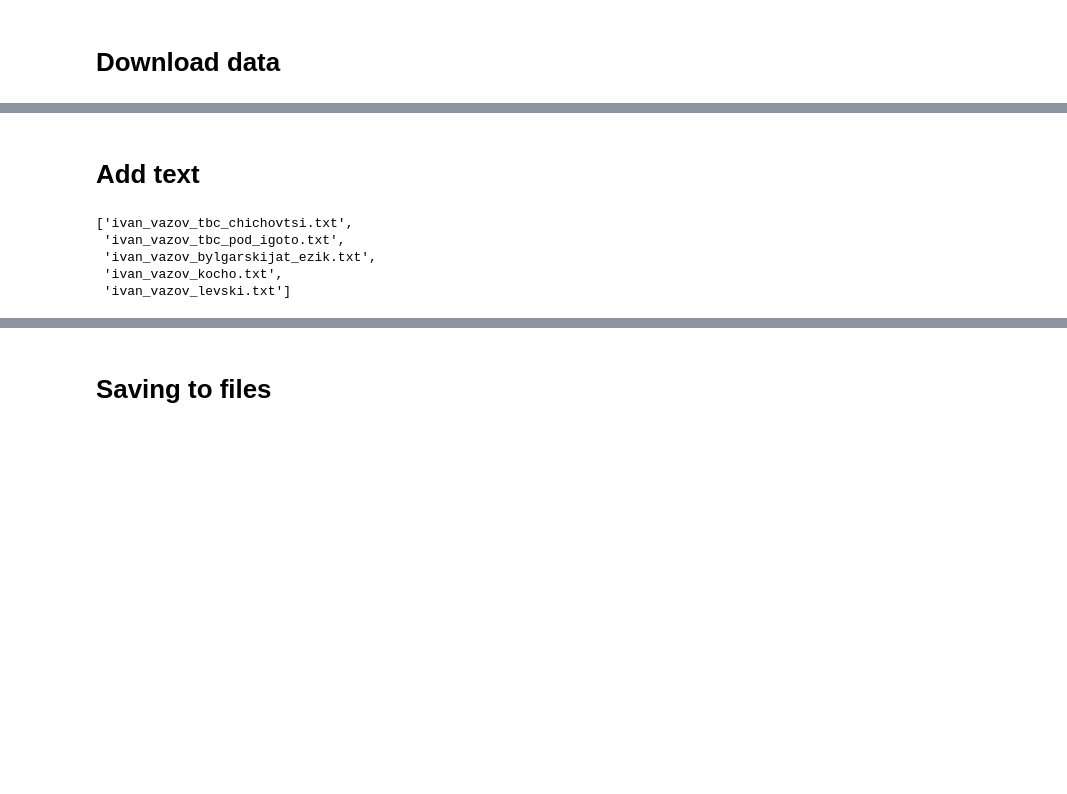
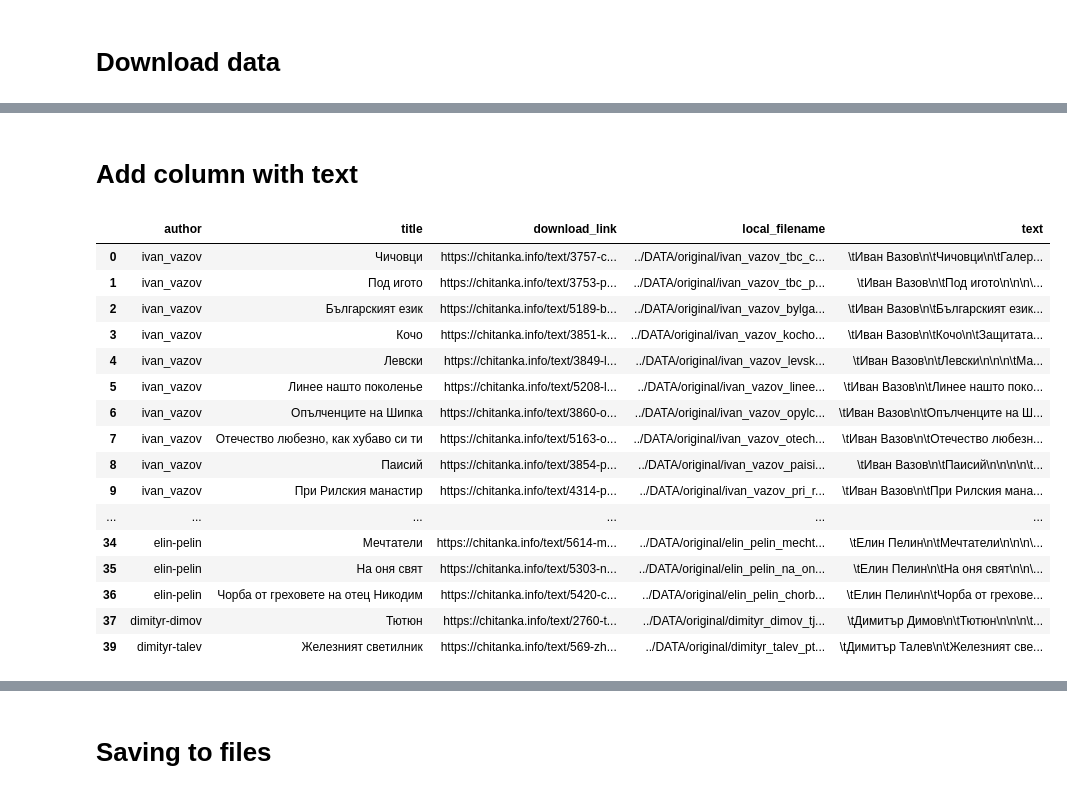
Before and after one commit to SimeonHristov99/ati, a Jupyter notebook: src/01_data_gathering.ipynb, the cells around one changed output, grey strips where cells are left out. Drawn from its saved outputs; the diff is of its cells as text; code cells hidden in the pictures; blank space fills up the shorter version.

```diff
--- a/src/01_data_gathering.ipynb
+++ b/src/01_data_gathering.ipynb
@@ -156,11 +162,24 @@ Extracted 36: dimityr_talev_pt_zheleznijat_svetilnik.txt
 # %% [markdown]
-# Add text
+# Add column with text
-# %%
-names[:5]
-# %% [output]
-['ivan_vazov_tbc_chichovtsi.txt',
- 'ivan_vazov_tbc_pod_igoto.txt',
- 'ivan_vazov_bylgarskijat_ezik.txt',
- 'ivan_vazov_kocho.txt',
- 'ivan_vazov_levski.txt']
+# %%
+df_full['local_filename'] = names
+df_full
+# %% [output]
+|  | author | title | download_link | local_filename | text |
+| 0 | ivan_vazov | Чичовци | https://chitanka.info/text/3757-c... | ../DATA/original/ivan_vazov_tbc_c... | ﻿\tИван Вазов\n\tЧичовци\n\tГалер... |
+| 1 | ivan_vazov | Под игото | https://chitanka.info/text/3753-p... | ../DATA/original/ivan_vazov_tbc_p... | ﻿\tИван Вазов\n\tПод игото\n\n\n\... |
+| 2 | ivan_vazov | Българският език | https://chitanka.info/text/5189-b... | ../DATA/original/ivan_vazov_bylga... | ﻿\tИван Вазов\n\tБългарският език... |
+| 3 | ivan_vazov | Кочо | https://chitanka.info/text/3851-k... | ../DATA/original/ivan_vazov_kocho... | ﻿\tИван Вазов\n\tКочо\n\tЗащитата... |
+| 4 | ivan_vazov | Левски | https://chitanka.info/text/3849-l... | ../DATA/original/ivan_vazov_levsk... | ﻿\tИван Вазов\n\tЛевски\n\n\n\tМа... |
+| 5 | ivan_vazov | Линее нашто поколенье | https://chitanka.info/text/5208-l... | ../DATA/original/ivan_vazov_linee... | ﻿\tИван Вазов\n\tЛинее нашто поко... |
+| 6 | ivan_vazov | Опълченците на Шипка | https://chitanka.info/text/3860-o... | ../DATA/original/ivan_vazov_opylc... | ﻿\tИван Вазов\n\tОпълченците на Ш... |
+| 7 | ivan_vazov | Отечество любезно, как хубаво си ти | https://chitanka.info/text/5163-o... | ../DATA/original/ivan_vazov_otech... | ﻿\tИван Вазов\n\tОтечество любезн... |
+| 8 | ivan_vazov | Паисий | https://chitanka.info/text/3854-p... | ../DATA/original/ivan_vazov_paisi... | ﻿\tИван Вазов\n\tПаисий\n\n\n\n\t... |
+| 9 | ivan_vazov | При Рилския манастир | https://chitanka.info/text/4314-p... | ../DATA/original/ivan_vazov_pri_r... | ﻿\tИван Вазов\n\tПри Рилския мана... |
+| ... | ... | ... | ... | ... | ... |
+| 34 | elin-pelin | Мечтатели | https://chitanka.info/text/5614-m... | ../DATA/original/elin_pelin_mecht... | ﻿\tЕлин Пелин\n\tМечтатели\n\n\n\... |
+| 35 | elin-pelin | На оня свят | https://chitanka.info/text/5303-n... | ../DATA/original/elin_pelin_na_on... | ﻿\tЕлин Пелин\n\tНа оня свят\n\n\... |
+| 36 | elin-pelin | Чорба от греховете на отец Никодим | https://chitanka.info/text/5420-c... | ../DATA/original/elin_pelin_chorb... | ﻿\tЕлин Пелин\n\tЧорба от грехове... |
+| 37 | dimityr-dimov | Тютюн | https://chitanka.info/text/2760-t... | ../DATA/original/dimityr_dimov_tj... | ﻿\tДимитър Димов\n\tТютюн\n\n\n\t... |
+| 39 | dimityr-talev | Железният светилник | https://chitanka.info/text/569-zh... | ../DATA/original/dimityr_talev_pt... | ﻿\tДимитър Талев\n\tЖелезният све... |
 # %%
```
Also changed, not shown: parts of 8 cells of this notebook.
